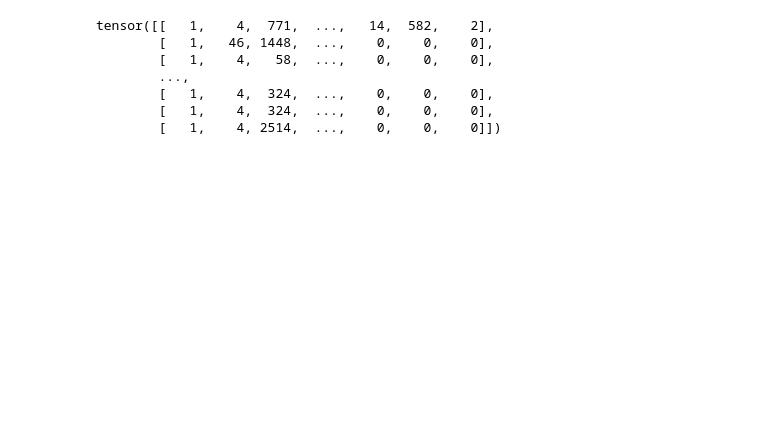
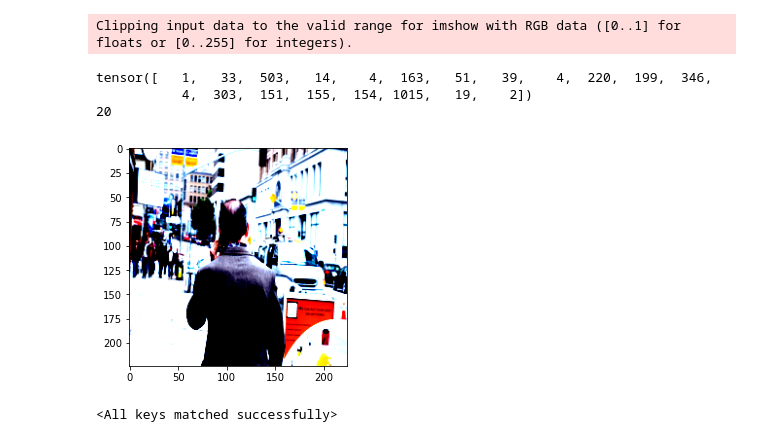
Before and after one commit to garyongguanjie/DeepLearningFinalProject, a Jupyter notebook: Untitled1.ipynb, the cells around one changed output. Saved outputs shown, nothing was run; the diff lists cells and outputs as text; code cells hidden in the pictures; blank space fills up the shorter version.

```diff
--- a/Untitled1.ipynb
+++ b/Untitled1.ipynb
@@ -10,8 +17,13 @@ import torch
 with open(config.VOCAB_PATH, 'rb') as f:
     vocab = pickle.load(f)
 
-TRAIN_LOADER = {'root':config.TRAIN_FEATURE_PATH, 'json':config.TRAIN_JSON_PATH, 'vocab':vocab, 'batch_size':256, 'shuffle':True, 'num_workers':4}
-VAL_LOADER = {'root':config.VAL_FEATURE_PATH, 'json':config.VAL_JSON_PATH, 'vocab':vocab, 'batch_size':256, 'shuffle':False, 'num_workers':4}
+transformation = transforms.Compose([transforms.Resize((224,224)),
+                                    transforms.ToTensor(),
+                                    transforms.Normalize((0.485, 0.456, 0.406), (0.229, 0.224, 0.225))
+                                    ])
+
+TRAIN_LOADER = {'root':config.TRAIN_IMG_PATH, 'json':config.TRAIN_JSON_PATH, 'vocab':vocab, 'batch_size':8, 'shuffle':True,'transform':transformation,'num_workers':4}
+VAL_LOADER = {'root':config.VAL_IMG_PATH, 'json':config.VAL_JSON_PATH, 'vocab':vocab, 'batch_size':16, 'shuffle':False,'transform':transformation, 'num_workers':4,'show_image':True}
 # %%
 train_loader = get_loader(**TRAIN_LOADER)
 val_loader = get_loader(**VAL_LOADER)
@@ -27,4 +35,0 @@ index created!
-# %%
-data = next(iter(train_loader))
-# %%
-image,captions,length = data
@@ -50,10 +35,0 @@ next
-# %%
-captions
-# %% [output]
-tensor([[   1,    4,  771,  ...,   14,  582,    2],
-        [   1,   46, 1448,  ...,    0,    0,    0],
-        [   1,    4,   58,  ...,    0,    0,    0],
-        ...,
-        [   1,    4,  324,  ...,    0,    0,    0],
-        [   1,    4,  324,  ...,    0,    0,    0],
-        [   1,    4, 2514,  ...,    0,    0,    0]])
@@ -59,0 +39,32 @@ tensor([[   1,    4,  771,  ...,   14,  582,    2],
+# %%
+import matplotlib.pyplot as plt
+def imshow(tensor):
+    plt.imshow(tensor.numpy().transpose(1,2,0))
+    plt.show()
+# %%
+for data in val_loader:
+    images,captions,lengths = data
+    print(captions[0])
+    print(lengths[0])
+    imshow(images[0])
+    break
+# %% [output]
+Clipping input data to the valid range for imshow with RGB data ([0..1] for floats or [0..255] for integers).
+tensor([   1,   33,  503,   14,    4,  163,   51,   39,    4,  220,  199,  346,
+           4,  303,  151,  155,  154, 1015,   19,    2])
+20
+[figure, added]
+# %%
+device = torch.device("cuda" if torch.cuda.is_available() else "cpu")
+from torch import nn,optim
+from model import CNNfull,DecoderRNN
+from torch.nn.utils.rnn import pack_padded_sequence
+from tqdm import tqdm
+encoder = CNNfull(2048)
+encoder.to(device)
+decoder = DecoderRNN(2048,300,512,vocab_size)
+decoder.to(device)
+encoder.load_state_dict(torch.load('./weights/encoder_weights_epoch2_loss6.82144.pth'))
+decoder.load_state_dict(torch.load('./weights/decoder_weights_epoch2_loss6.82144.pth'))
+# %% [output]
+<All keys matched successfully>
```
Also changed, not shown: parts of 8 cells of this notebook, 5 other files.
